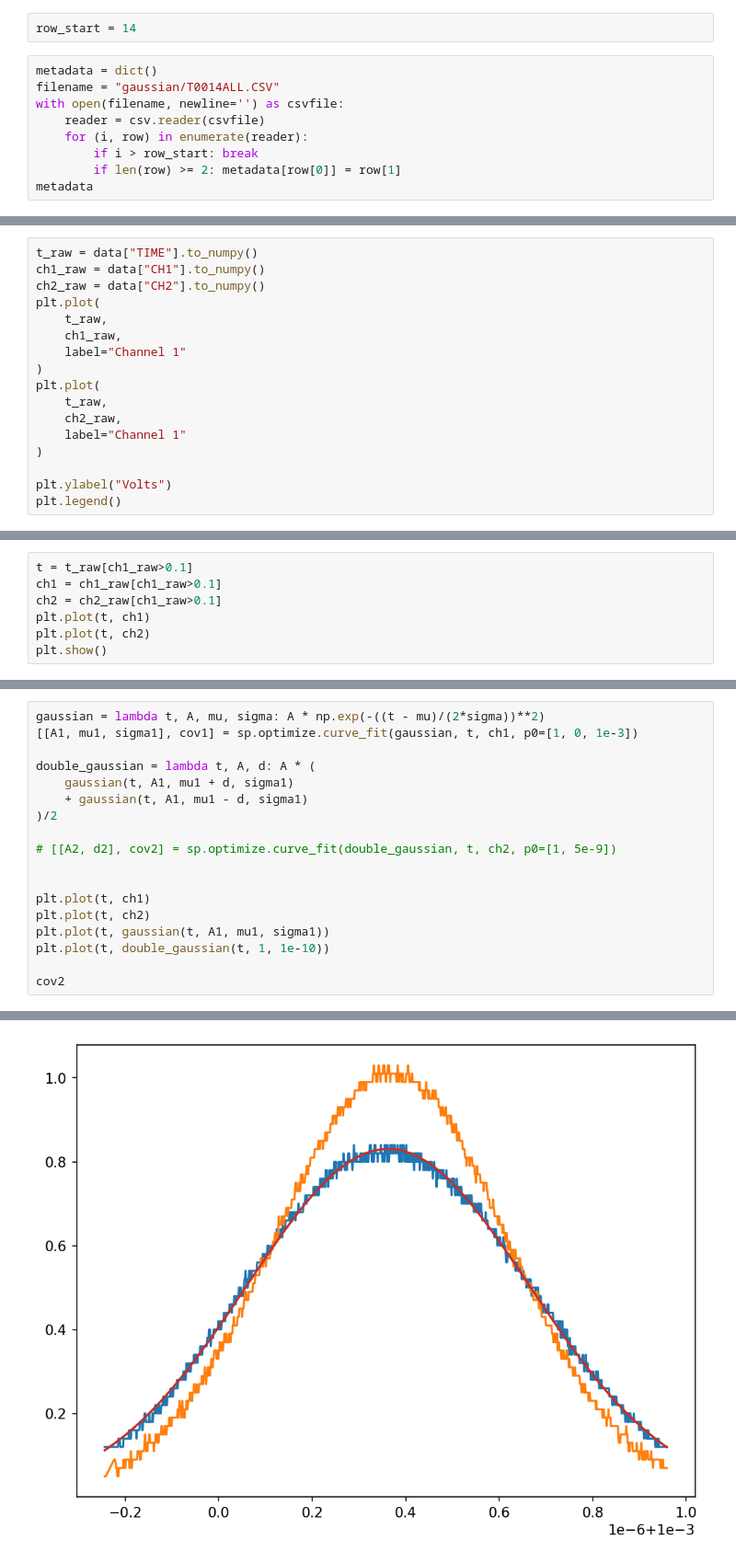
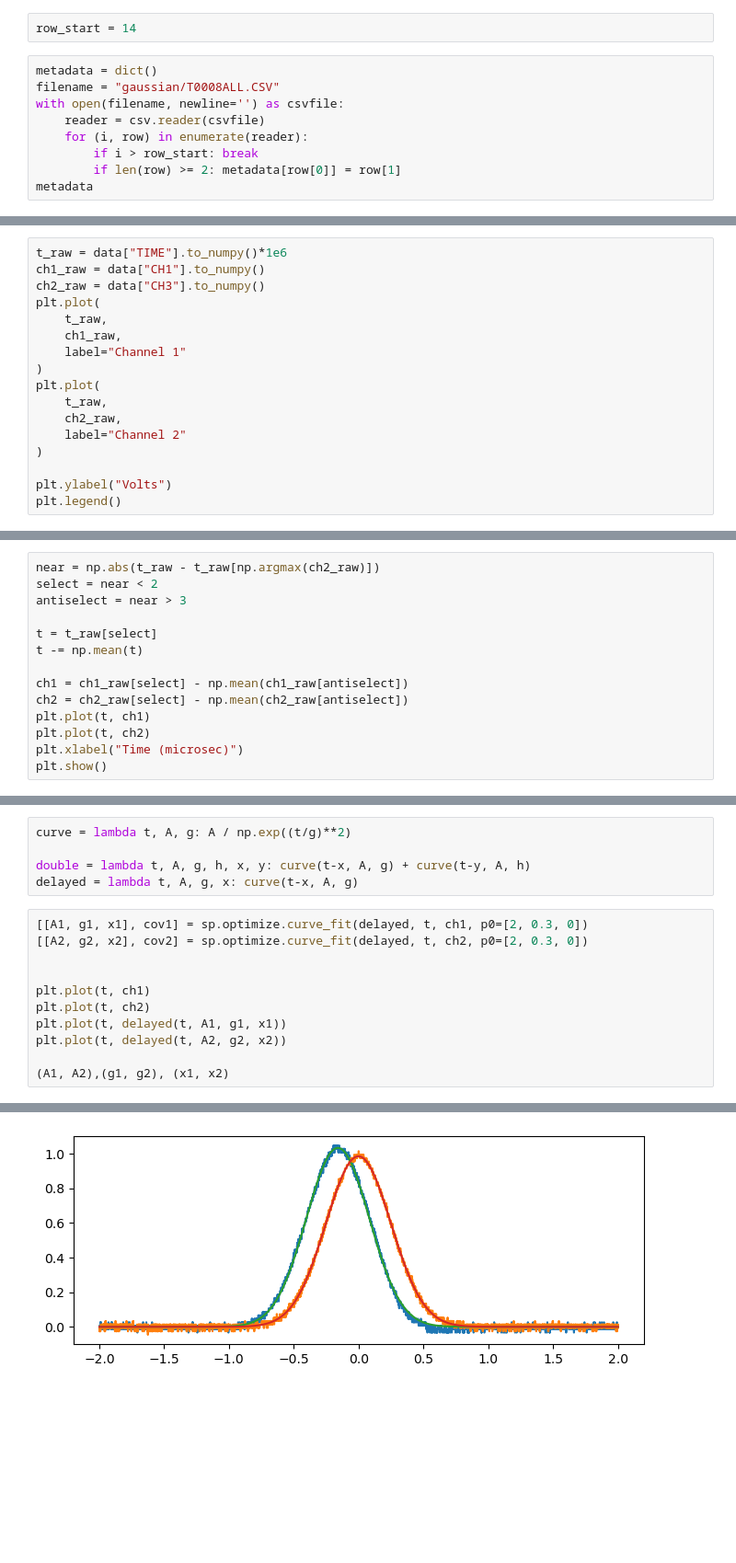
Before and after one commit to xingyzt/5bl, a Jupyter notebook: capstone/gaussian_dispersion.ipynb, the cells around one changed output, grey strips where cells are left out. Shown at 92% size. Cells and saved outputs as stored; diff of their text form; blank space fills up the shorter version.

```diff
--- a/capstone/gaussian_dispersion.ipynb
+++ b/capstone/gaussian_dispersion.ipynb
@@ -13,7 +13,7 @@ plt.rcParams['figure.dpi'] = 150
 row_start = 14
 # %%
 metadata = dict()
-filename = "gaussian/T0014ALL.CSV"
+filename = "gaussian/T0008ALL.CSV"
 with open(filename, newline='') as csvfile:
     reader = csv.reader(csvfile)
     for (i, row) in enumerate(reader):
@@ -54,8 +54,8 @@ data
 100000 rows × 3 columns
 # %%
-t_raw = data["TIME"].to_numpy()
+t_raw = data["TIME"].to_numpy()*1e6
 ch1_raw = data["CH1"].to_numpy()
-ch2_raw = data["CH2"].to_numpy()
+ch2_raw = data["CH3"].to_numpy()
 plt.plot(
     t_raw,
     ch1_raw,
@@ -64,7 +64,7 @@ plt.plot(
 plt.plot(
     t_raw,
     ch2_raw,
-    label="Channel 1"
+    label="Channel 2"
 )
 
 plt.ylabel("Volts")
@@ -75,8 +75,15 @@ plt.legend()
 # %%
-t = t_raw[ch1_raw>0.1]
-ch1 = ch1_raw[ch1_raw>0.1]
-ch2 = ch2_raw[ch1_raw>0.1]
+near = np.abs(t_raw - t_raw[np.argmax(ch2_raw)])
+select = near < 2
+antiselect = near > 3
+
+t = t_raw[select]
+t -= np.mean(t)
+
+ch1 = ch1_raw[select] - np.mean(ch1_raw[antiselect])
+ch2 = ch2_raw[select] - np.mean(ch2_raw[antiselect])
 plt.plot(t, ch1)
 plt.plot(t, ch2)
+plt.xlabel("Time (microsec)")
 plt.show()
 # %% [output]
@@ -84,19 +91,17 @@ plt.show()
+# %%
+curve = lambda t, A, g: A / np.exp((t/g)**2)
+
+double = lambda t, A, g, h, x, y: curve(t-x, A, g) + curve(t-y, A, h)
+delayed = lambda t, A, g, x: curve(t-x, A, g)
 # %%
-gaussian = lambda t, A, mu, sigma: A * np.exp(-((t - mu)/(2*sigma))**2)
-[[A1, mu1, sigma1], cov1] = sp.optimize.curve_fit(gaussian, t, ch1, p0=[1, 0, 1e-3])
-
-double_gaussian = lambda t, A, d: A * (
-    gaussian(t, A1, mu1 + d, sigma1)
-    + gaussian(t, A1, mu1 - d, sigma1)
-)/2
-
-# [[A2, d2], cov2] = sp.optimize.curve_fit(double_gaussian, t, ch2, p0=[1, 5e-9])
+[[A1, g1, x1], cov1] = sp.optimize.curve_fit(delayed, t, ch1, p0=[2, 0.3, 0])
+[[A2, g2, x2], cov2] = sp.optimize.curve_fit(delayed, t, ch2, p0=[2, 0.3, 0])
 
 
 plt.plot(t, ch1)
 plt.plot(t, ch2)
-plt.plot(t, gaussian(t, A1, mu1, sigma1))
-plt.plot(t, double_gaussian(t, 1, 1e-10))
+plt.plot(t, delayed(t, A1, g1, x1))
+plt.plot(t, delayed(t, A2, g2, x2))
 
-cov2
+(A1, A2),(g1, g2), (x1, x2)
 # %% [output]
@@ -104 +111 @@ NameError: name 'cov2' is not defined
-[figure, old version]
+[figure, new version]
```
Also changed, not shown: parts of 7 cells of this notebook, 1 other file.
